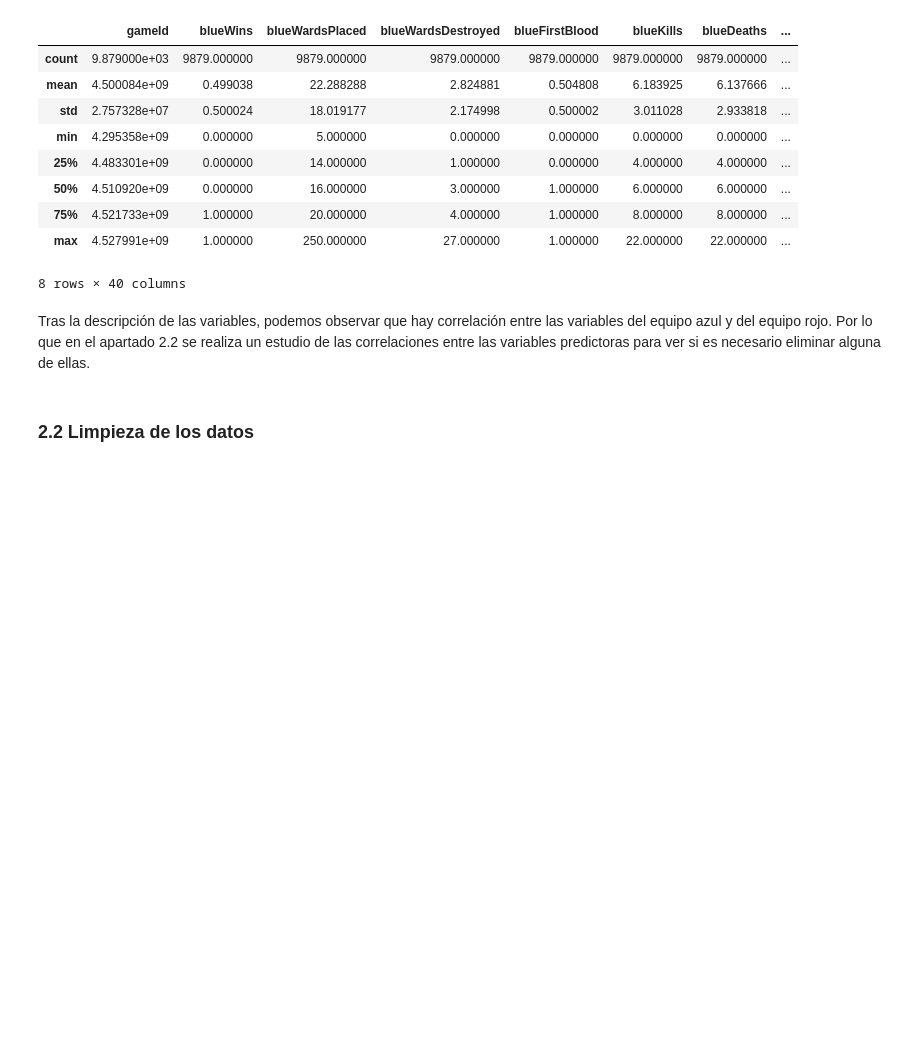
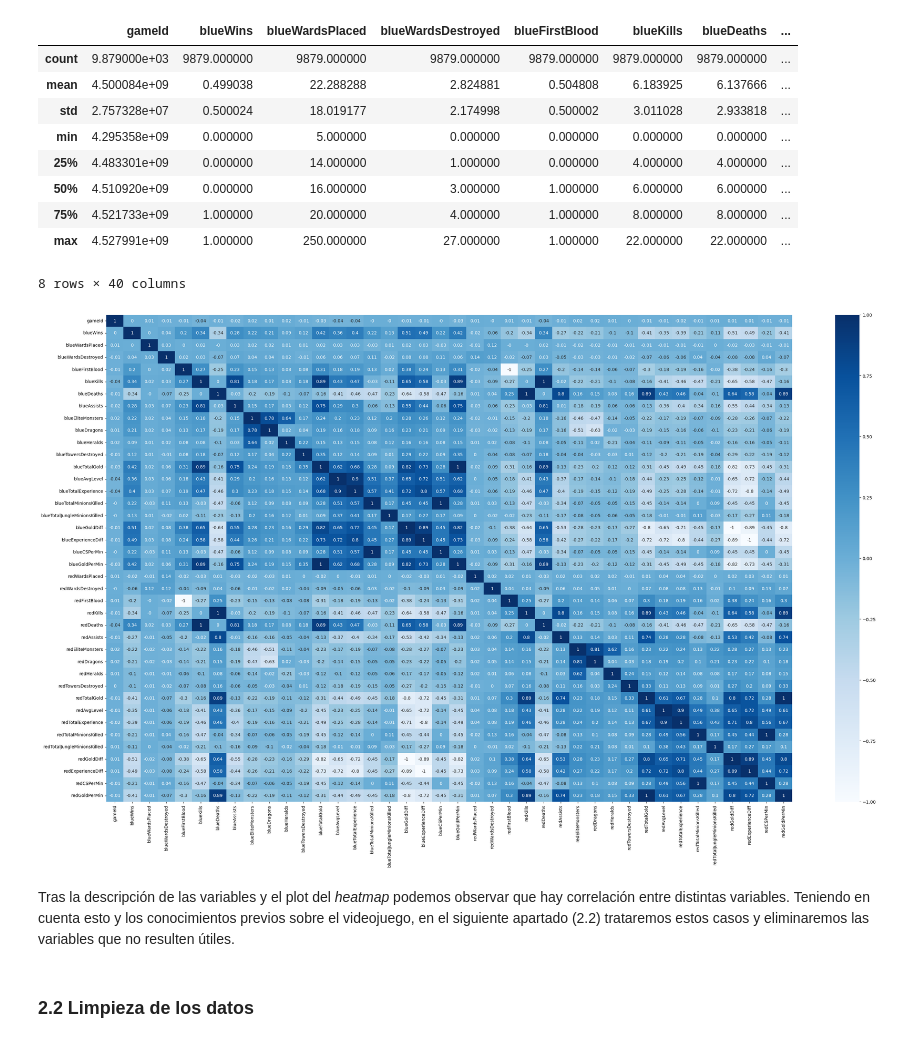
Before and after one commit to 0J0P0/Machine-Learning-Project, a Jupyter notebook: project.ipynb, the cells around one changed output. Drawn from its saved outputs; the diff is of its cells as text; code cells hidden in the pictures; blank space fills up the shorter version.

```diff
--- a/project.ipynb
+++ b/project.ipynb
@@ -109,8 +116,14 @@ dataset.describe()
 | 75% | 4.521733e+09 | 1.000000 | 20.000000 | 4.000000 | 1.000000 | 8.000000 | 8.000000 | ... |
 | max | 4.527991e+09 | 1.000000 | 250.000000 | 27.000000 | 1.000000 | 22.000000 | 22.000000 | ... |
 8 rows × 40 columns
-# %% [markdown]
-Tras la descripción de las variables, podemos observar que hay correlación entre las variables del equipo azul y del equipo rojo. Por lo que en el apartado 2.2 se realiza un estudio de las correlaciones entre las variables predictoras para ver si es necesario eliminar alguna de ellas.
+# %%
+plt.figure(figsize=(35,20))
+sns.heatmap(round(dataset.corr(),2), cmap='Blues', annot=True)
+plt.show()
+# %% [output]
+[figure, added]
+# %% [markdown]
+Tras la descripción de las variables y el plot del *heatmap* podemos observar que hay correlación entre distintas variables. Teniendo en cuenta esto y los conocimientos previos sobre el videojuego, en el siguiente apartado (2.2) trataremos estos casos y eliminaremos las variables que no resulten útiles.
 # %% [markdown]
 ### 2.2 Limpieza de los datos <a class="anchor" id="Limpieza de los datos"></a>
 # %% [markdown]
```
Also changed, not shown: parts of 13 cells of this notebook.
